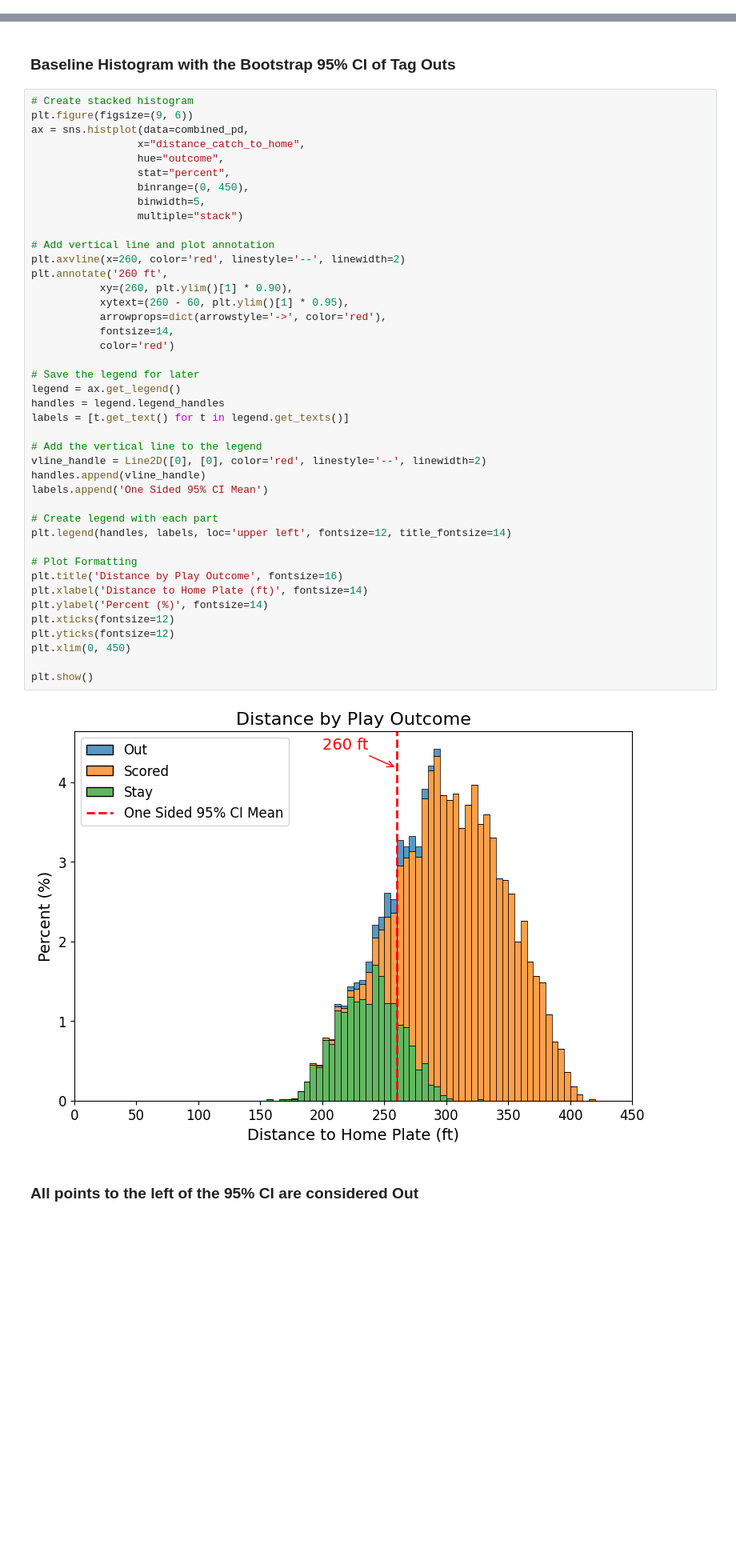
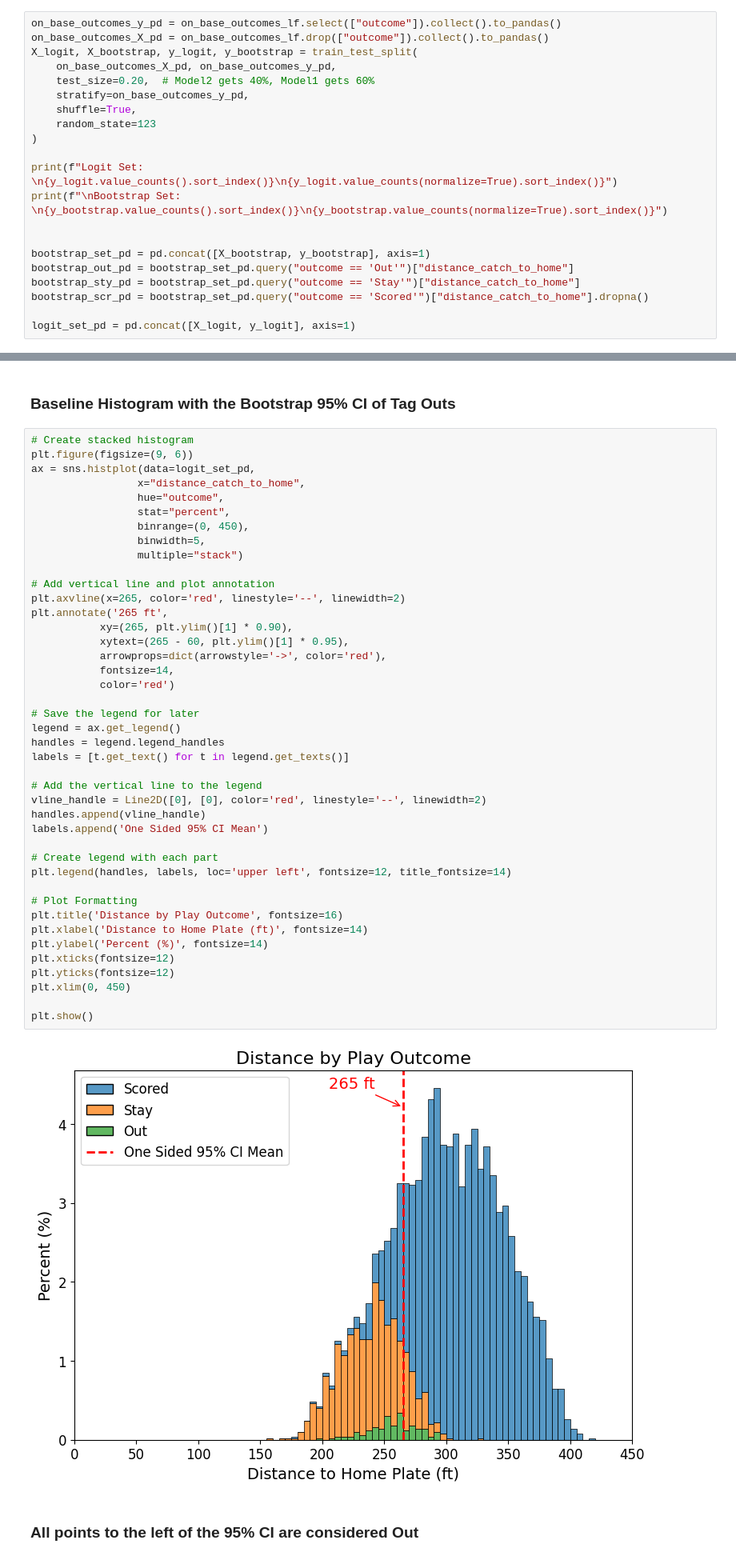
Before and after one commit to Dodgers-Capstone/Sacrifice-Fly-Modeling, a Jupyter notebook: notebooks/1_master.ipynb, the cells around one changed output, grey strips where cells are left out. Shown at 80% size. Cells and saved outputs as stored; diff of their text form; blank space fills up the shorter version.

```diff
--- a/notebooks/1_master.ipynb
+++ b/notebooks/1_master.ipynb
@@ -1322,0 +1303,21 @@ plt.show()
+# %%
+on_base_outcomes_y_pd = on_base_outcomes_lf.select(["outcome"]).collect().to_pandas()
+on_base_outcomes_X_pd = on_base_outcomes_lf.drop(["outcome"]).collect().to_pandas()
+X_logit, X_bootstrap, y_logit, y_bootstrap = train_test_split(
+    on_base_outcomes_X_pd, on_base_outcomes_y_pd,
+    test_size=0.20,  # Model2 gets 40%, Model1 gets 60%
+    stratify=on_base_outcomes_y_pd,
+    shuffle=True,
+    random_state=123
+)
+
+print(f"Logit Set:  \n{y_logit.value_counts().sort_index()}\n{y_logit.value_counts(normalize=True).sort_index()}")
+print(f"\nBootstrap Set:  \n{y_bootstrap.value_counts().sort_index()}\n{y_bootstrap.value_counts(normalize=True).sort_index()}")
+
+
+bootstrap_set_pd = pd.concat([X_bootstrap, y_bootstrap], axis=1)
+bootstrap_out_pd = bootstrap_set_pd.query("outcome == 'Out'")["distance_catch_to_home"]
+bootstrap_sty_pd = bootstrap_set_pd.query("outcome == 'Stay'")["distance_catch_to_home"]
+bootstrap_scr_pd = bootstrap_set_pd.query("outcome == 'Scored'")["distance_catch_to_home"].dropna()
+
+logit_set_pd = pd.concat([X_logit, y_logit], axis=1)
@@ -1385,7 +1438,7 @@ plt.show()
 # %%
 # Create stacked histogram
 plt.figure(figsize=(9, 6))
-ax = sns.histplot(data=combined_pd,
+ax = sns.histplot(data=logit_set_pd,
                  x="distance_catch_to_home",
                  hue="outcome",
                  stat="percent",
@@ -1394,38 +1447,38 @@ ax = sns.histplot(data=combined_pd,
                  multiple="stack")
 
 # Add vertical line and plot annotation
-plt.axvline(x=260, color='red', linestyle='--', linewidth=2)
-plt.annotate('260 ft',
-           xy=(260, plt.ylim()[1] * 0.90),
-           xytext=(260 - 60, plt.ylim()[1] * 0.95),
+plt.axvline(x=265, color='red', linestyle='--', linewidth=2)
+plt.annotate('265 ft',
+           xy=(265, plt.ylim()[1] * 0.90),
+           xytext=(265 - 60, plt.ylim()[1] * 0.95),
            arrowprops=dict(arrowstyle='->', color='red'),
            fontsize=14,
            color='red')
 
 # Save the legend for later
 legend = ax.get_legend()
 handles = legend.legend_handles
 labels = [t.get_text() for t in legend.get_texts()]
 
 # Add the vertical line to the legend
 vline_handle = Line2D([0], [0], color='red', linestyle='--', linewidth=2)
 handles.append(vline_handle)
 labels.append('One Sided 95% CI Mean')
 
 # Create legend with each part
 plt.legend(handles, labels, loc='upper left', fontsize=12, title_fontsize=14)
 
 # Plot Formatting
 plt.title('Distance by Play Outcome', fontsize=16)
 plt.xlabel('Distance to Home Plate (ft)', fontsize=14)
 plt.ylabel('Percent (%)', fontsize=14)
 plt.xticks(fontsize=12)
 plt.yticks(fontsize=12)
 plt.xlim(0, 450)
 
 plt.show()
 # %% [output]
-[figure, old version]
+[figure, new version]
 # %% [markdown]
 ### All points to the left of the 95% CI are considered Out
 # %%
```
Also changed, not shown: parts of 28 cells of this notebook, 1 other file.
